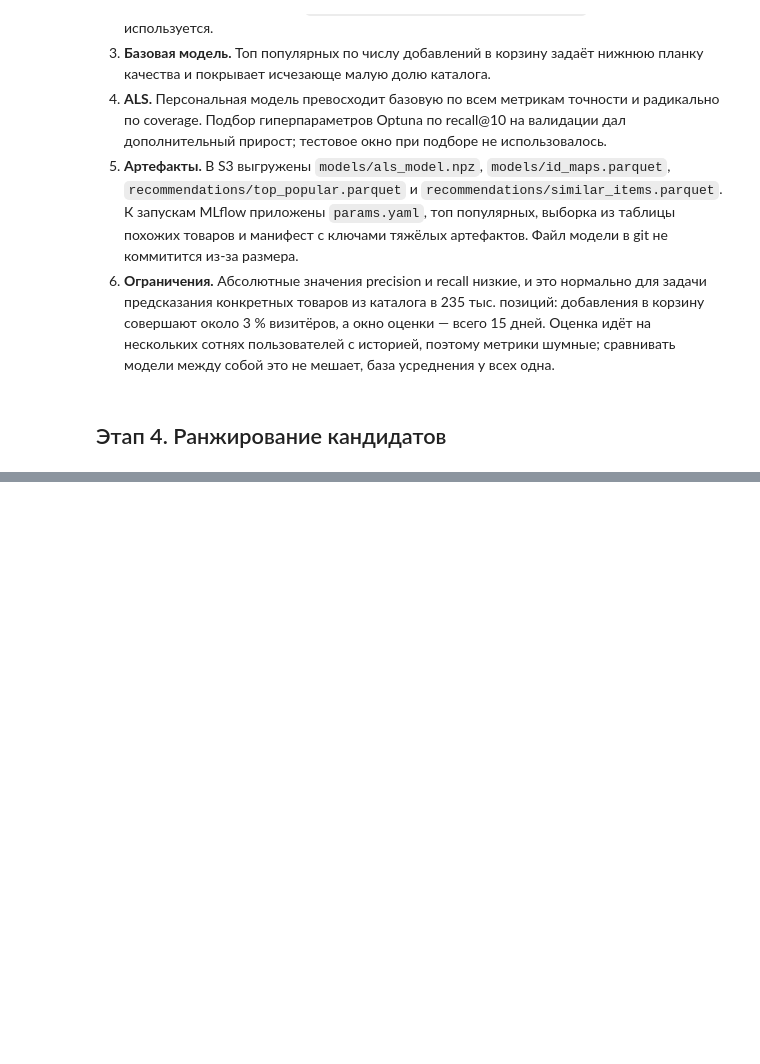
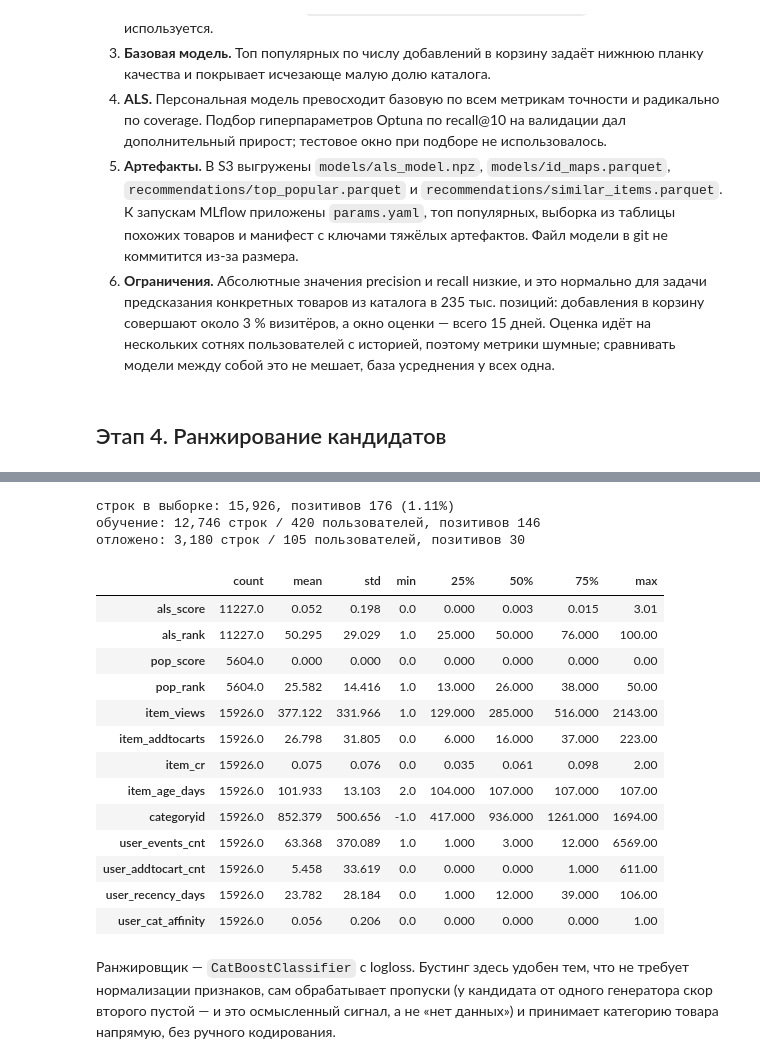
Before and after one commit to demetrioprotasov/mle-pr-final, a Jupyter notebook: notebooks/recommendations.ipynb, the cells around one changed output, grey strips where cells are left out. Cells and saved outputs as stored; diff of their text form; code cells hidden in the pictures; blank space fills up the shorter version.

```diff
--- a/notebooks/recommendations.ipynb
+++ b/notebooks/recommendations.ipynb
@@ -727,0 +840,43 @@ print(f"вложенных запусков trial_*: {len(runs) - len(main_runs)
+# %%
+train_rank = sample_negatives(cand_rank, N_NEGATIVES, SEED)
+
+item_feats_train = item_features(parts["train"], items)
+user_feats_train = user_features(parts["train"])
+cat_aff_train = user_category_affinity(parts["train"], items)
+
+X_rank = ranker_features(train_rank, item_feats_train, user_feats_train, cat_aff_train)
+fit_users, hold_users = holdout_users(base_rank, HOLDOUT_SHARE, SEED)
+X_fit = X_rank[X_rank["visitorid"].isin(fit_users)]
+X_hold = X_rank[X_rank["visitorid"].isin(hold_users)]
+
+print(f"строк в выборке: {len(X_rank):,}, позитивов {int(X_rank['target'].sum()):,} "
+      f"({X_rank['target'].mean():.2%})")
+print(f"обучение: {len(X_fit):,} строк / {len(fit_users):,} пользователей, "
+      f"позитивов {int(X_fit['target'].sum())}")
+print(f"отложено: {len(X_hold):,} строк / {len(hold_users):,} пользователей, "
+      f"позитивов {int(X_hold['target'].sum())}")
+display(X_rank[RANKER_FEATURES].describe().T.round(3))
+# %% [output]
+строк в выборке: 15,926, позитивов 176 (1.11%)
+обучение: 12,746 строк / 420 пользователей, позитивов 146
+отложено: 3,180 строк / 105 пользователей, позитивов 30
+|  | count | mean | std | min | 25% | 50% | 75% | max |
+| als_score | 11227.0 | 0.052 | 0.198 | 0.0 | 0.000 | 0.003 | 0.015 | 3.01 |
+| als_rank | 11227.0 | 50.295 | 29.029 | 1.0 | 25.000 | 50.000 | 76.000 | 100.00 |
+| pop_score | 5604.0 | 0.000 | 0.000 | 0.0 | 0.000 | 0.000 | 0.000 | 0.00 |
+| pop_rank | 5604.0 | 25.582 | 14.416 | 1.0 | 13.000 | 26.000 | 38.000 | 50.00 |
+| item_views | 15926.0 | 377.122 | 331.966 | 1.0 | 129.000 | 285.000 | 516.000 | 2143.00 |
+| item_addtocarts | 15926.0 | 26.798 | 31.805 | 0.0 | 6.000 | 16.000 | 37.000 | 223.00 |
+| item_cr | 15926.0 | 0.075 | 0.076 | 0.0 | 0.035 | 0.061 | 0.098 | 2.00 |
+| item_age_days | 15926.0 | 101.933 | 13.103 | 2.0 | 104.000 | 107.000 | 107.000 | 107.00 |
+| categoryid | 15926.0 | 852.379 | 500.656 | -1.0 | 417.000 | 936.000 | 1261.000 | 1694.00 |
+| user_events_cnt | 15926.0 | 63.368 | 370.089 | 1.0 | 1.000 | 3.000 | 12.000 | 6569.00 |
+| user_addtocart_cnt | 15926.0 | 5.458 | 33.619 | 0.0 | 0.000 | 0.000 | 1.000 | 611.00 |
+| user_recency_days | 15926.0 | 23.782 | 28.184 | 0.0 | 1.000 | 12.000 | 39.000 | 106.00 |
+| user_cat_affinity | 15926.0 | 0.056 | 0.206 | 0.0 | 0.000 | 0.000 | 0.000 | 1.00 |
+# %% [markdown]
+Ранжировщик — `CatBoostClassifier` с logloss. Бустинг здесь удобен тем,
+что не требует нормализации признаков, сам обрабатывает пропуски (у
+кандидата от одного генератора скор второго пустой — и это осмысленный
+сигнал, а не «нет данных») и принимает категорию товара напрямую,
+без ручного кодирования.
```
Also changed, not shown: parts of 32 cells of this notebook, 6 other files.
